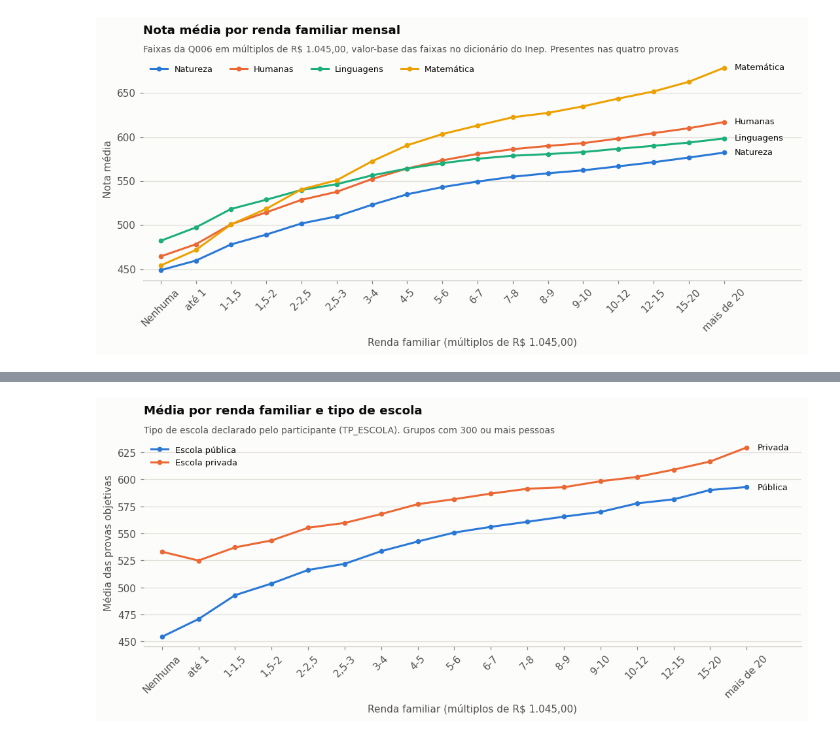
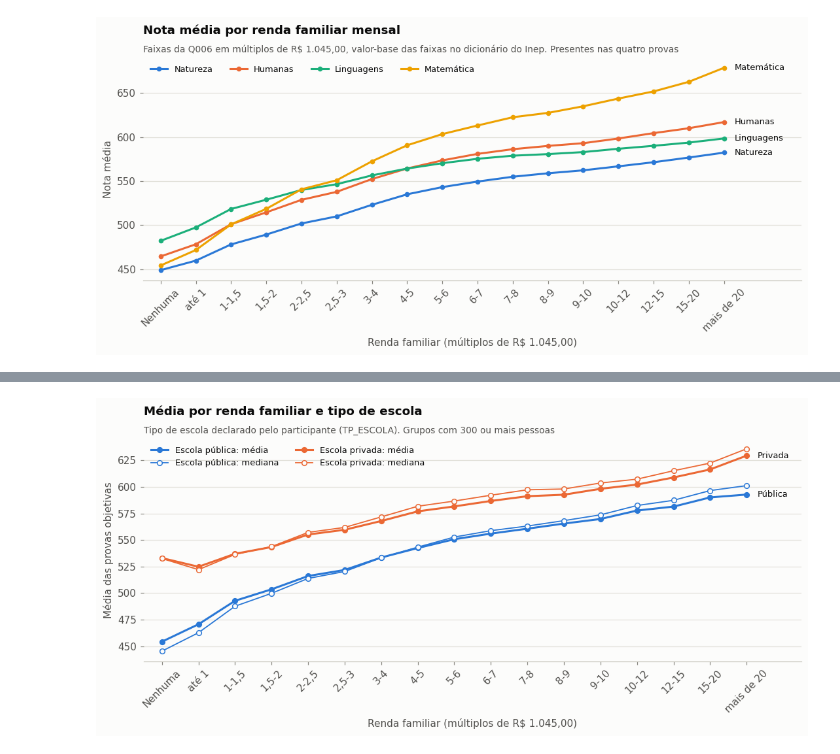
Before and after one commit to RCHRDYv/Teste-Analista-de-Dados-SX, a Jupyter notebook: notebooks/analise_enem_2020.ipynb, the cells around one changed output, grey strips where cells are left out. Cells and saved outputs as stored; diff of their text form; code cells hidden in the pictures.

```diff
--- a/notebooks/analise_enem_2020.ipynb
+++ b/notebooks/analise_enem_2020.ipynb
@@ -379,3 +506,25 @@ ax.set_ylabel("Nota média")
 salvar(fig, "10_notas_por_renda")
 # %% [output]
 [figure]
+# %%
+renda_geral = agregar(base, "q006").sort_values("q006").reset_index(drop=True)
+renda_geral["pct"] = 100 * renda_geral["participantes"] / renda_geral["participantes"].sum()
+fig, (ax1, ax2) = plt.subplots(2, 1, figsize=(10, 6.6), sharex=True, gridspec_kw={"height_ratios": [1.4, 1]})
+linha_com_mediana(ax1, rotulos_renda, renda_geral["media"], renda_geral["mediana"], AZUL)
+for i in (0, len(renda_geral) - 1):
+    ax1.text(i, renda_geral["media"].iloc[i] + 9, num(renda_geral["media"].iloc[i]), ha="center",
+             fontsize=8.5, color=TINTA)
+ax1.legend(loc="upper left", fontsize=8.5)
+ax1.set_ylim(430, 650)
+ax1.set_title("Média geral e participantes por renda familiar")
+subtitulo(ax1, "Média das quatro provas objetivas. Faixas da Q006 em múltiplos de R$ 1.045,00")
+ax1.set_ylabel("Média das objetivas")
+ax2.bar(rotulos_renda, renda_geral["pct"], color=AZUL, width=0.6)
+acumulado = renda_geral["pct"].iloc[:3].sum()
+ax2.text(1, renda_geral["pct"].max() * 1.05, f"{num(acumulado)}% até R$ 1.567,50", ha="center",
+         fontsize=8.5, color=TINTA)
+ax2.set_ylim(0, renda_geral["pct"].max() * 1.25)
+ax2.set_ylabel("Participantes (%)")
+ax2.set_xlabel("Renda familiar (múltiplos de R$ 1.045,00)")
+plt.setp(ax2.get_xticklabels(), rotation=45, ha="right", rotation_mode="anchor")
+salvar(fig, "15_media_por_renda")
@@ -423,28 +565,19 @@ salvar(fig, "11_media_mae_internet")
 # %%
-renda_escola = consultar("""
-    SELECT q.q006 AS faixa, p.ds_escola AS escola, COUNT(*) AS participantes,
-           AVG(f.nu_media_objetivas) AS media
-    FROM fato_participacao f
-    JOIN dim_questionario q ON q.nu_inscricao = f.nu_inscricao
-    JOIN dim_perfil p ON p.sk_perfil = f.sk_perfil
-    WHERE f.nu_media_objetivas IS NOT NULL AND p.ds_escola IN ('Pública', 'Privada')
-    GROUP BY q.q006, p.ds_escola
-    HAVING COUNT(*) >= 300
-    ORDER BY q.q006
-""")
-fig, ax = plt.subplots(figsize=(10, 4.6))
+renda_escola = agregar(base[base["ds_escola"].isin(["Pública", "Privada"])], ["q006", "ds_escola"])
+renda_escola = renda_escola[renda_escola["participantes"] >= 300]
+fig, ax = plt.subplots(figsize=(10, 4.8))
 for cor, escola in zip(SERIES, ["Pública", "Privada"]):
-    dados = renda_escola[renda_escola["escola"] == escola]
-    posicoes = dados["faixa"].map({c: i for i, c in enumerate("ABCDEFGHIJKLMNOPQ")})
-    ax.plot(posicoes, dados["media"], color=cor, marker="o", markersize=4, label=f"Escola {escola.lower()}")
+    dados = renda_escola[renda_escola["ds_escola"] == escola].sort_values("q006")
+    posicoes = dados["q006"].astype(str).map({c: i for i, c in enumerate("ABCDEFGHIJKLMNOPQ")})
+    linha_com_mediana(ax, posicoes, dados["media"], dados["mediana"], cor, f"Escola {escola.lower()}")
     ax.text(posicoes.iloc[-1] + 0.3, dados["media"].iloc[-1], escola, va="center", fontsize=8.5, color=TINTA)
 ax.set_xticks(range(17), rotulos_renda, rotation=45)
 ax.set_xlim(-0.5, 17.5)
-ax.legend(loc="upper left", fontsize=8.5)
+ax.legend(loc="upper left", fontsize=8.5, ncols=2)
 ax.set_title("Média por renda familiar e tipo de escola")
 subtitulo(ax, "Tipo de escola declarado pelo participante (TP_ESCOLA). Grupos com 300 ou mais pessoas")
 ax.set_xlabel("Renda familiar (múltiplos de R$ 1.045,00)")
 ax.set_ylabel("Média das provas objetivas")
 salvar(fig, "12_renda_x_tipo_escola")
 # %% [output]
-[figure, old version]
+[figure, new version]
```
Also changed, not shown: parts of 11 cells of this notebook, 10 other files.
